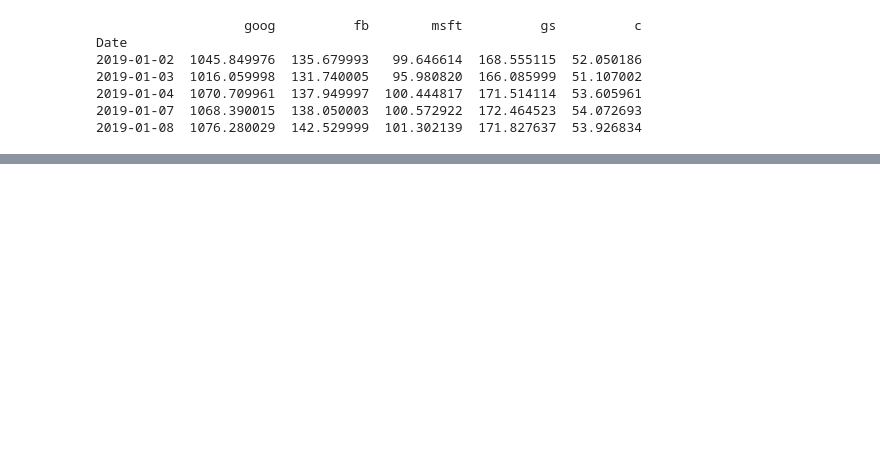
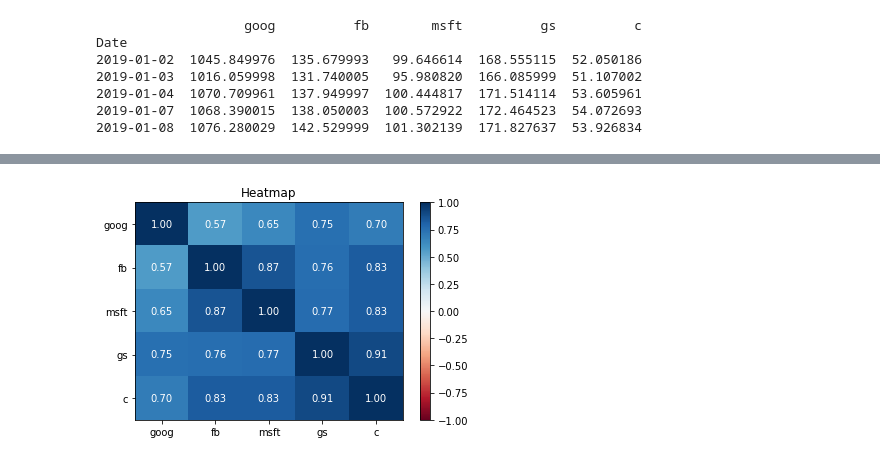
Before and after one commit to msv69/blogmaterials, a Jupyter notebook: Ffn.ipynb, the cells around one changed output, grey strips where cells are left out. Saved outputs shown, nothing was run; the diff lists cells and outputs as text; code cells hidden in the pictures; blank space fills up the shorter version.

```diff
--- a/Ffn.ipynb
+++ b/Ffn.ipynb
@@ -36,0 +140,3 @@ Date
+# %%
+f.plot_corr_heatmap(data, )
+# %% [output]
@@ -36,0 +144 @@ Date
+[figure, added]
```
Also changed, not shown: parts of 12 cells of this notebook.
